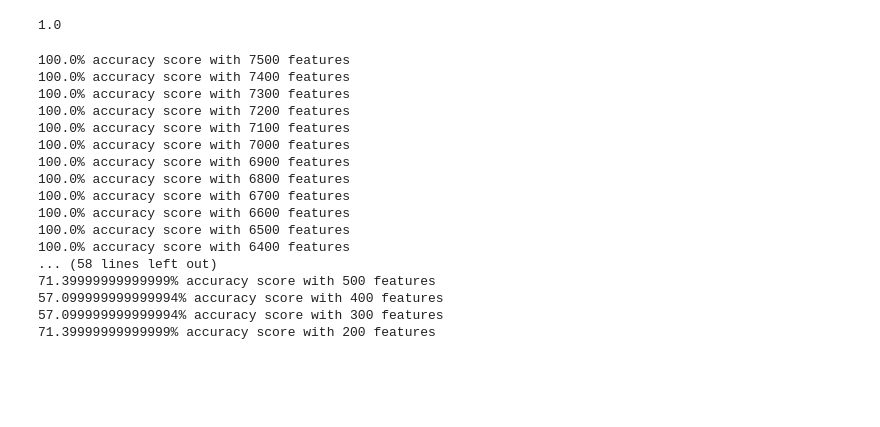
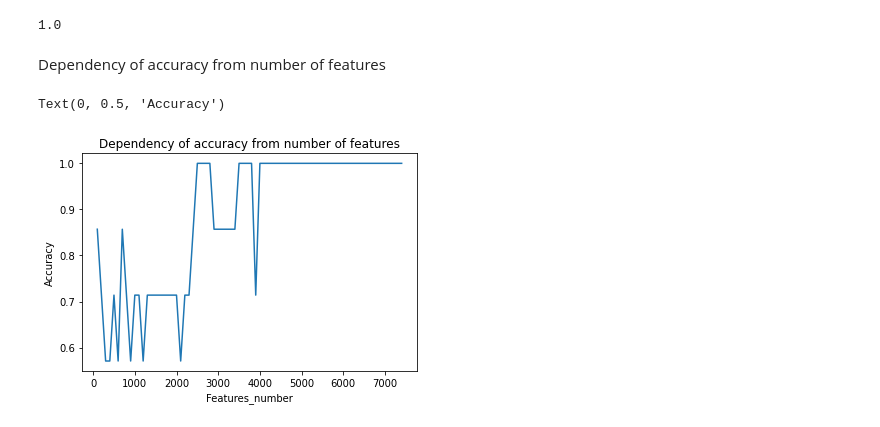
Before and after one commit to JavaStudentAlex/Pattern_Recognition_Theory, a Jupyter notebook: labs/lab2/lab2.ipynb, the cells around one changed output. Drawn from its saved outputs; the diff is of its cells as text; code cells hidden in the pictures; blank space fills up the shorter version.

```diff
--- a/labs/lab2/lab2.ipynb
+++ b/labs/lab2/lab2.ipynb
@@ -129,2 +153,5 @@ model.fit(train_df, features, "class")
 # %%
 true_y = test_df["class"]
+accuracy_score(true_y, pred_y)
+# %% [output]
+1.0
@@ -133,29 +158,21 @@ pred_y = model.predict(test_df)
-# %%
-accuracy_score(true_y, pred_y)
-# %% [output]
-1.0
+# %% [markdown]
+Dependency of accuracy from number of features
 # %%
-for i in range(7500, 100, -100):
+features_numbers = []
+accuracy_values = []
+for i in range(100, 7500, 100):
     local_features_to_use = features[:i]
-    model.fit(train_df, local_features_to_use, "class")
-    local_predicted_classes = model.predict(test_df)
+    local_model = Classifier()
+    local_model.fit(train_df, local_features_to_use, "class")
+    local_predicted_classes = local_model.predict(test_df)
     local_acc = round(accuracy_score(true_y, local_predicted_classes), 3)
-    print(f"{local_acc * 100}% accuracy score with {len(local_features_to_use)} features")
+    features_numbers.append(i)
+    accuracy_values.append(local_acc)
+
+plt.plot(features_numbers, accuracy_values)
+plt.title("Dependency of accuracy from number of features")
+plt.xlabel("Features_number")
+plt.ylabel("Accuracy")
 # %% [output]
-100.0% accuracy score with 7500 features
-100.0% accuracy score with 7400 features
-100.0% accuracy score with 7300 features
-100.0% accuracy score with 7200 features
-100.0% accuracy score with 7100 features
-100.0% accuracy score with 7000 features
-100.0% accuracy score with 6900 features
-100.0% accuracy score with 6800 features
-100.0% accuracy score with 6700 features
-100.0% accuracy score with 6600 features
-100.0% accuracy score with 6500 features
-100.0% accuracy score with 6400 features
-... (58 lines left out)
-71.39999999999999% accuracy score with 500 features
-57.099999999999994% accuracy score with 400 features
-57.099999999999994% accuracy score with 300 features
-71.39999999999999% accuracy score with 200 features
+Text(0, 0.5, 'Accuracy')
+[figure, added]
```
Also changed, not shown: parts of 20 cells of this notebook.
